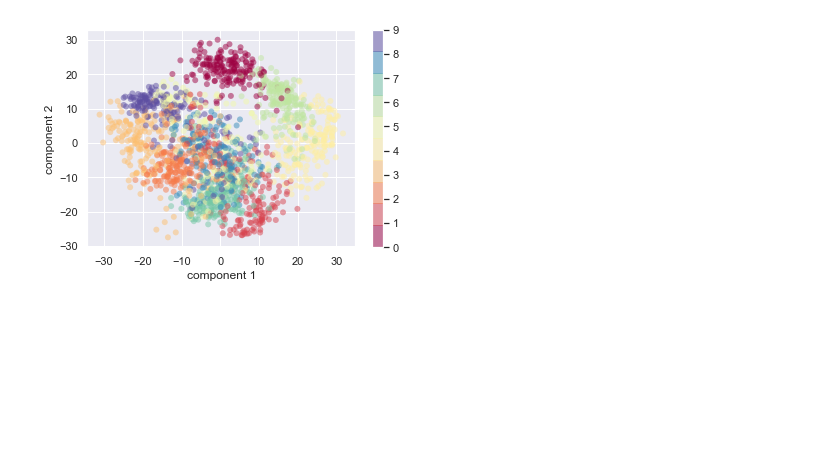
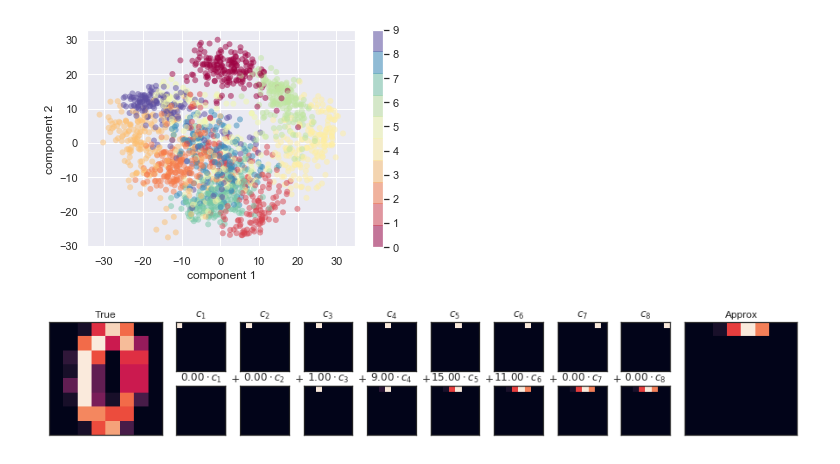
Before and after one commit to GAnagno/Dimensionality-Reduction, a Jupyter notebook: PCA.ipynb, the cells around one changed output. Cells and saved outputs as stored; diff of their text form; code cells hidden in the pictures; blank space fills up the shorter version.

```diff
--- a/PCA.ipynb
+++ b/PCA.ipynb
@@ -112,0 +156,12 @@ plt.colorbar();
+# %%
+from sklearn.datasets import load_digits
+
+digits = load_digits()
+sns.set_style('white')
+
+fig = plot_pca_components(digits.data[10],
+                          show_mean=False)
+
+fig.savefig('figures/05.09-digits-pixel-components.png')
+# %% [output]
+[figure, added]
```
Also changed, not shown: parts of 2 cells of this notebook.
